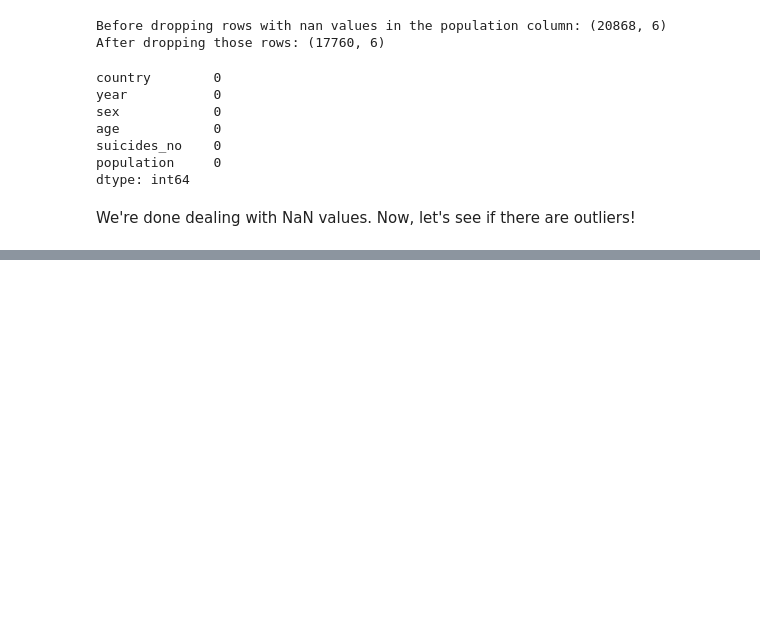
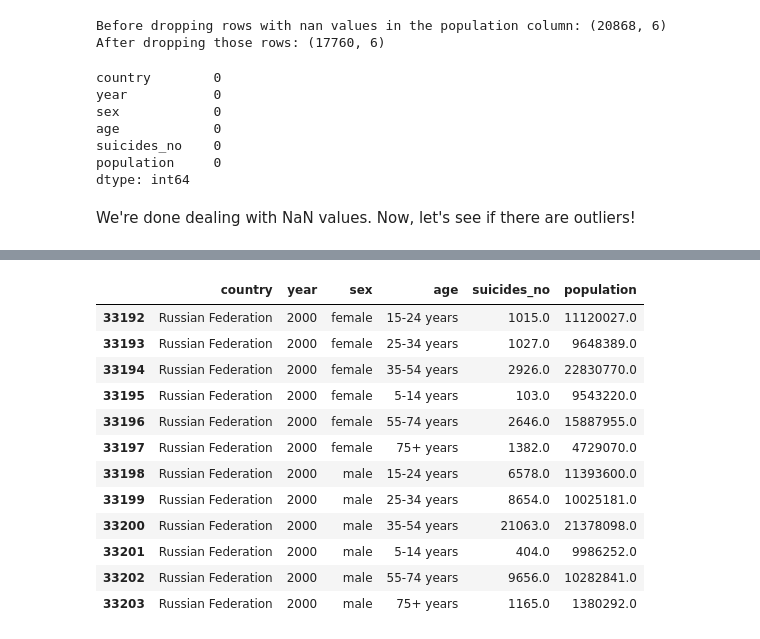
Before and after one commit to tw7366/Projects, a Jupyter notebook: Projects/Suicide Rates in the 21st Century.ipynb, the cells around one changed output, grey strips where cells are left out. Drawn from its saved outputs; the diff is of its cells as text; code cells hidden in the pictures; blank space fills up the shorter version.

```diff
--- a/Projects/Suicide Rates in the 21st Century.ipynb
+++ b/Projects/Suicide Rates in the 21st Century.ipynb
@@ -321,0 +348,16 @@ plt.scatter(x=cleaned_df['year'], y=cleaned_df['suicides_no'])
+# %%
+cleaned_df.loc[(cleaned_df['country']=='Russian Federation') & (cleaned_df['year']==2000)]
+# %% [output]
+|  | country | year | sex | age | suicides_no | population |
+| 33192 | Russian Federation | 2000 | female | 15-24 years | 1015.0 | 11120027.0 |
+| 33193 | Russian Federation | 2000 | female | 25-34 years | 1027.0 | 9648389.0 |
+| 33194 | Russian Federation | 2000 | female | 35-54 years | 2926.0 | 22830770.0 |
+| 33195 | Russian Federation | 2000 | female | 5-14 years | 103.0 | 9543220.0 |
+| 33196 | Russian Federation | 2000 | female | 55-74 years | 2646.0 | 15887955.0 |
+| 33197 | Russian Federation | 2000 | female | 75+ years | 1382.0 | 4729070.0 |
+| 33198 | Russian Federation | 2000 | male | 15-24 years | 6578.0 | 11393600.0 |
+| 33199 | Russian Federation | 2000 | male | 25-34 years | 8654.0 | 10025181.0 |
+| 33200 | Russian Federation | 2000 | male | 35-54 years | 21063.0 | 21378098.0 |
+| 33201 | Russian Federation | 2000 | male | 5-14 years | 404.0 | 9986252.0 |
+| 33202 | Russian Federation | 2000 | male | 55-74 years | 9656.0 | 10282841.0 |
+| 33203 | Russian Federation | 2000 | male | 75+ years | 1165.0 | 1380292.0 |
```
Also changed, not shown: parts of 6 cells of this notebook.
